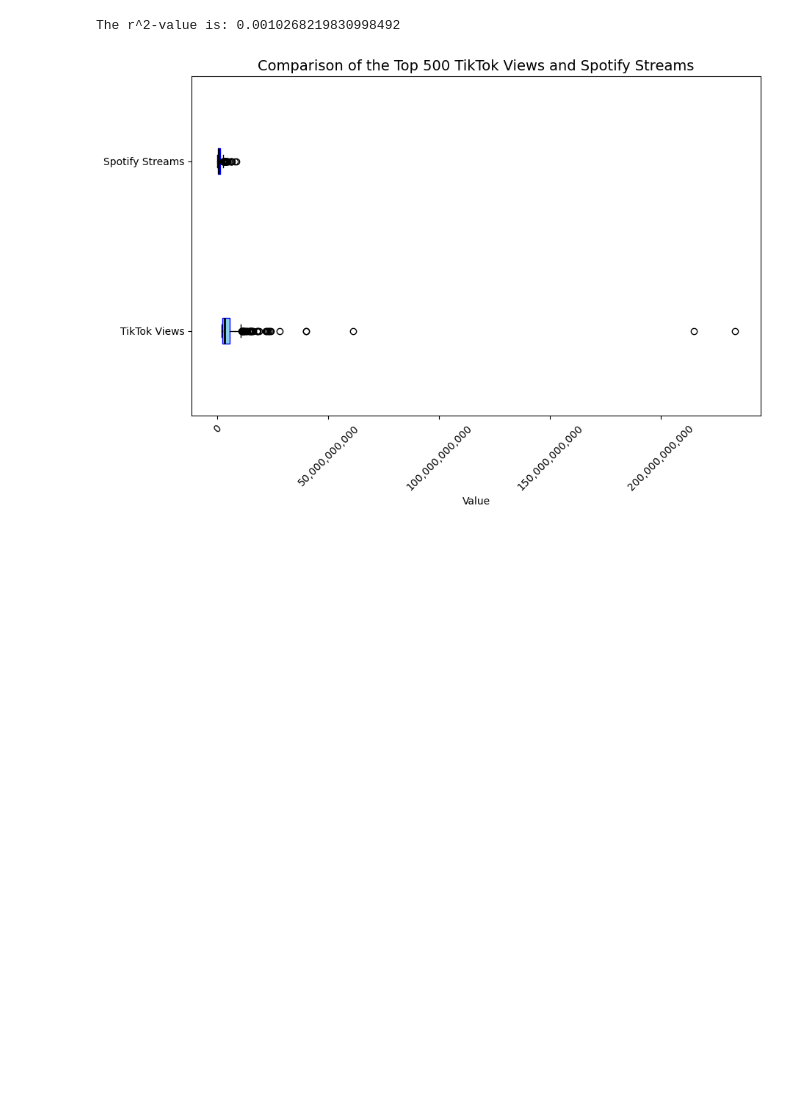
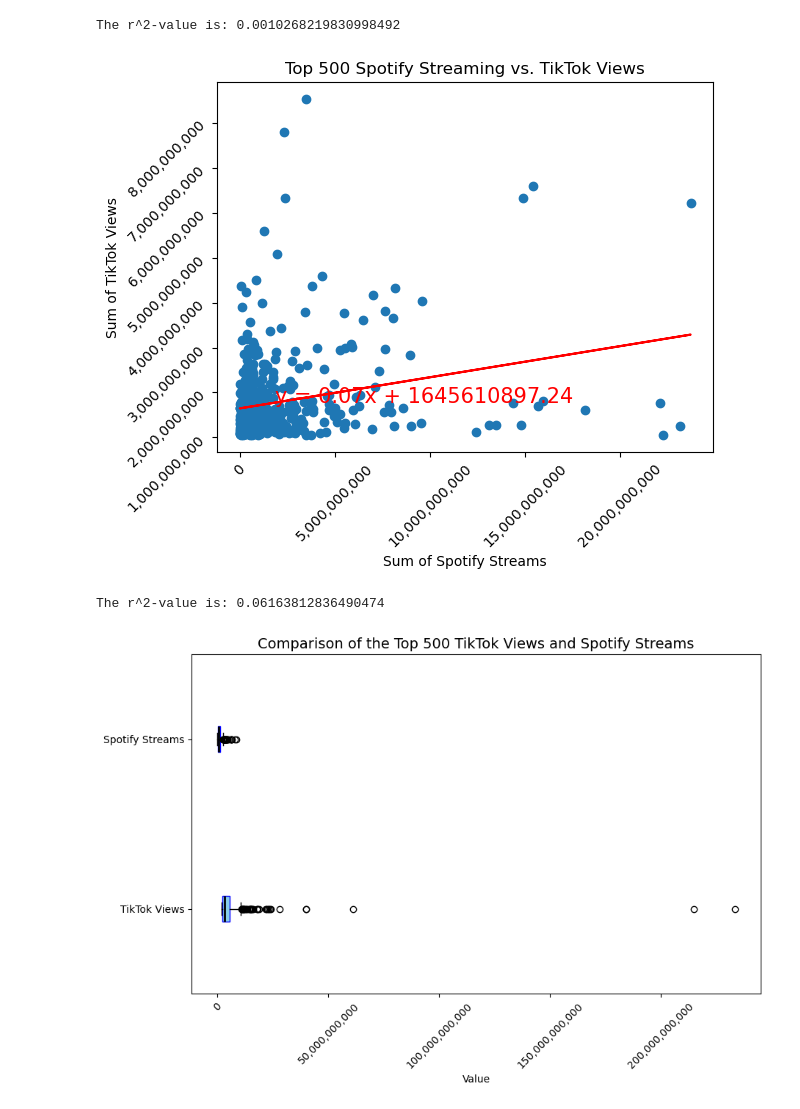
Before and after one commit to qstibbins/project-1, a Jupyter notebook: data.ipynb, the cells around one changed output. Saved outputs shown, nothing was run; the diff lists cells and outputs as text; code cells hidden in the pictures; blank space fills up the shorter version.

Commit message:
switching the control to spotify to compare and contrast the results

```diff
--- a/data.ipynb
+++ b/data.ipynb
@@ -87,6 +87,24 @@ formatted_top_500_df = top_500_tiktok_df[['Song', 'Sum of TikTok Views', 'Sum of
     'Sum of TikTok Views': '{:,.2f}',
     'Max of Spotify Popularity': '{:,}'  # Add commas, no decimals
 })
+# %%
+# Create top 500 Spotify dataframe
+
+# Sort DataFrame by Spotify streams in descending order
+top_500_spotify_df = merged_df.sort_values(by='Sum of Spotify Streams', ascending=False).head(501)
+
+# Remove the 'Grand Total' row
+top_500_spotify_df = top_500_spotify_df[top_500_spotify_df['Song'] != 'Grand Total']
+
+# Apply styling for better readability (for display purposes)
+formatted_top_500_spotify_df = top_500_spotify_df[['Song', 'Sum of TikTok Views', 'Sum of Spotify Streams']].style.format({
+    'Sum of TikTok Likes': '{:,.2f}',
+    'Sum of YouTube Likes': '{:,.2f}',
+    'Sum of Spotify Streams': '{:,.2f}',
+    'Sum of YouTube Views': '{:,.2f}',
+    'Sum of TikTok Views': '{:,.2f}',
+    'Max of Spotify Popularity': '{:,}'  # Add commas, no decimals
+})
 # %%
 # Spotify vs TikTok Views
 # Does high TikTok views correlate to high spotify streams?
@@ -122,6 +140,40 @@ print(f"The r^2-value is: {rvalue**2}")
 # %% [output]
 [figure]
 The r^2-value is: 0.0010268219830998492
+# %%
+# Spotify vs TikTok Views - spotify as the independent variable
+
+x_values = top_500_spotify_df['Sum of TikTok Views']
+y_values = top_500_spotify_df['Sum of Spotify Streams']
+
+# the output will be a tuple of multiple values for linear regression
+(slope, intercept, rvalue, pvalue, stderr) = linregress(x_values, y_values)
+
+regress_values = x_values * slope + intercept
+
+line_eq = "y = " + str(round(slope,2)) + "x + " + str(round(intercept,2))   # print the equation in my graph (string)
+
+#the scatterplot
+plt.scatter(x_values,y_values)
+plt.plot(x_values,regress_values,"r-")
+plt.annotate(line_eq,(x_values.mean(),y_values.mean()),fontsize=15,color="red")
+
+plt.ylabel("Sum of TikTok Views")
+plt.xlabel("Sum of Spotify Streams")
+plt.title("Top 500 Spotify Streaming vs. TikTok Views")
+plt.xticks(rotation=45)
+plt.yticks(rotation=45)
+
+# Adjust x-axis and y-axis to show full values with commas
+plt.gca().xaxis.set_major_formatter(ticker.FuncFormatter(lambda x, _: f'{int(x):,}'))
+plt.gca().yaxis.set_major_formatter(ticker.FuncFormatter(lambda x, _: f'{int(x):,}'))
+
+plt.show()
+
+print(f"The r^2-value is: {rvalue**2}")
+# %% [output]
+[figure, added]
+The r^2-value is: 0.06163812836490474
 # %%
 # Create the combined box plot for TikTok Views and Spotify Streams
 plt.figure(figsize=(10, 6))
```
Also changed, not shown: parts of 1 cell of this notebook.
